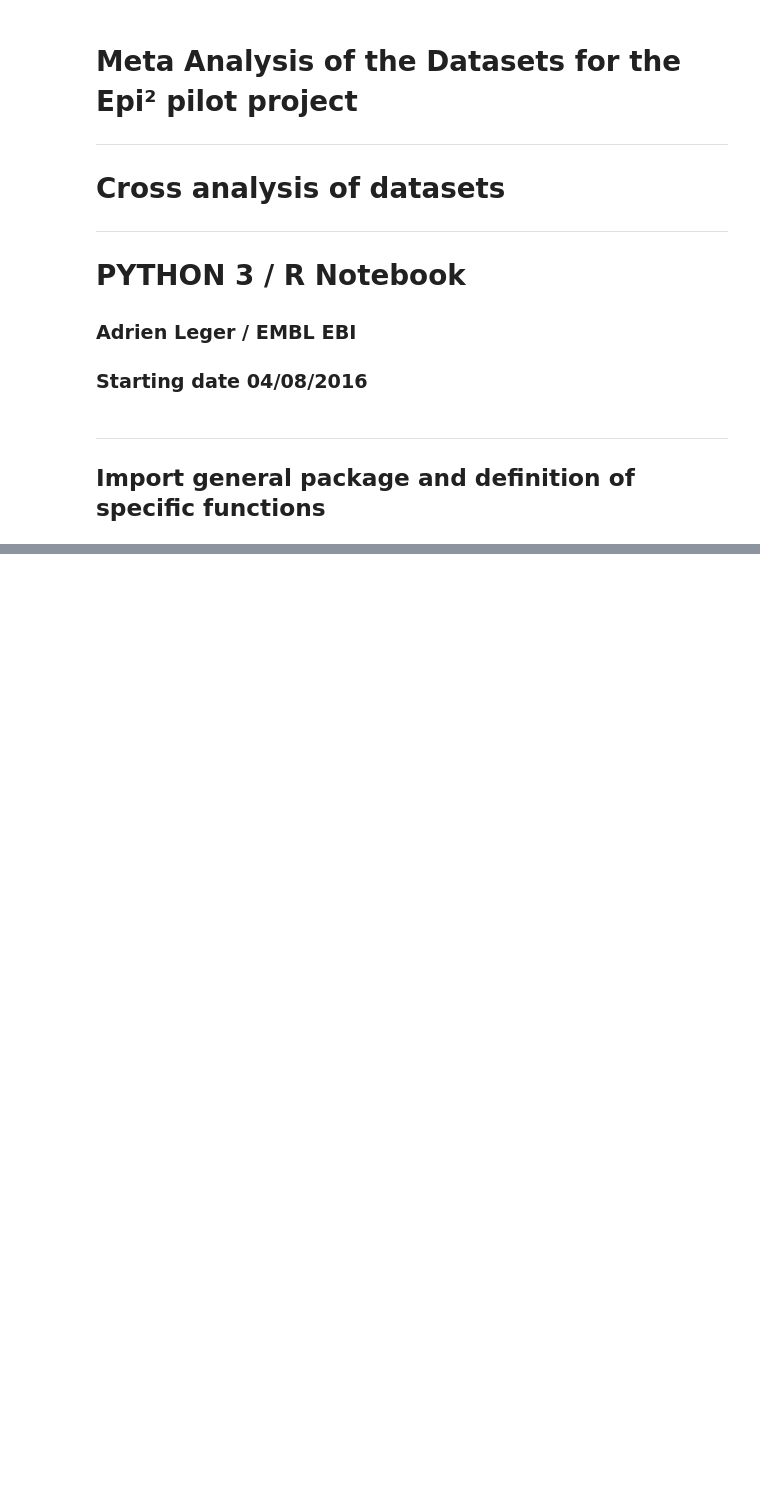
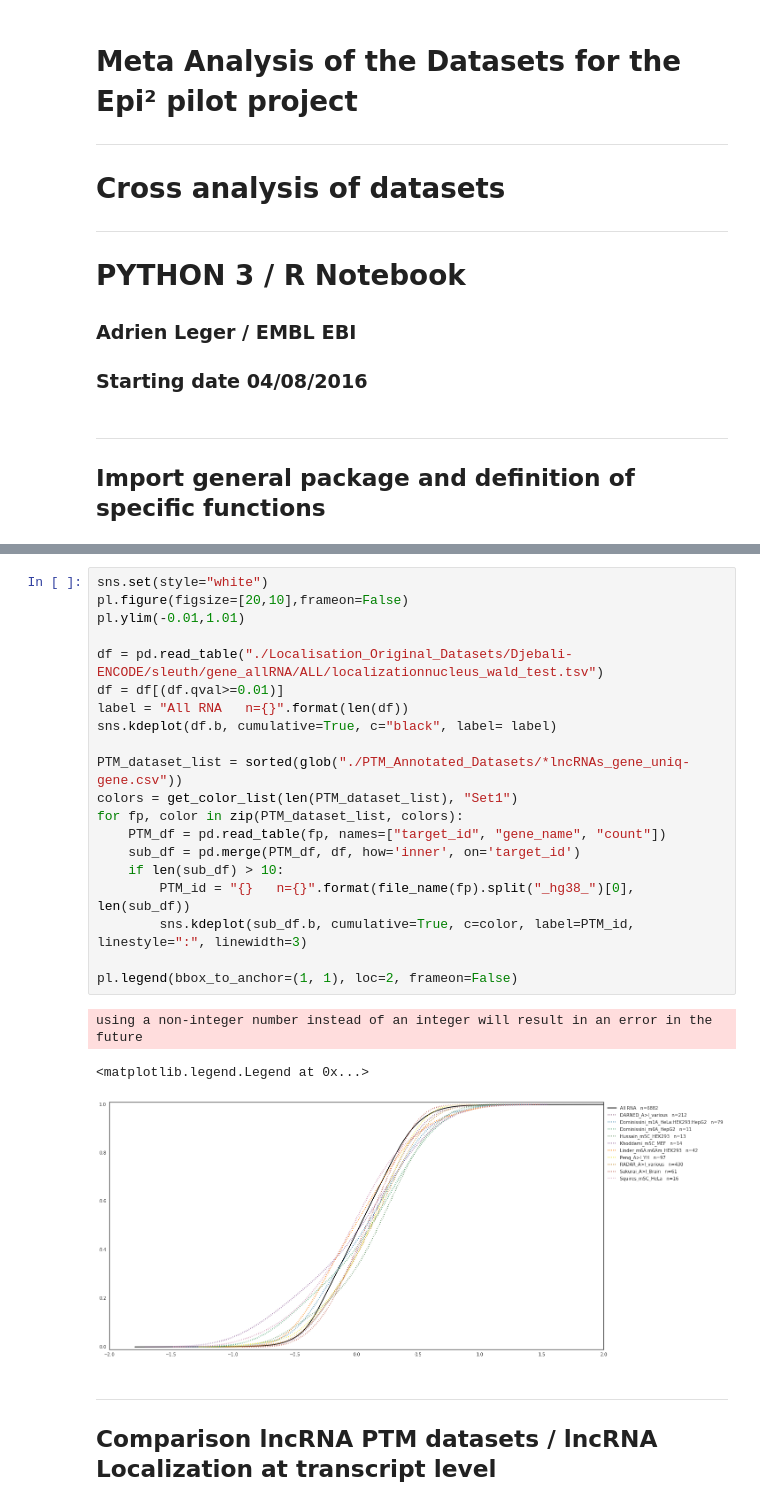
Before and after one commit to a-slide/iPython-Notebook, a Jupyter notebook: Notebooks/2016_08_04_Epi2_pilot_datasets_cross_analysis.ipynb, the cells around one changed output, grey strips where cells are left out. Cells and saved outputs as stored; diff of their text form; blank space fills up the shorter version.

```diff
--- a/Notebooks/2016_08_04_Epi2_pilot_datasets_cross_analysis.ipynb
+++ b/Notebooks/2016_08_04_Epi2_pilot_datasets_cross_analysis.ipynb
@@ -52,0 +110,27 @@ warnings.formatwarning=(lambda message, *args: "{}\n".format(message))
+# %%
+sns.set(style="white")
+pl.figure(figsize=[20,10],frameon=False)
+pl.ylim(-0.01,1.01)
+
+df = pd.read_table("./Localisation_Original_Datasets/Djebali-ENCODE/sleuth/gene_allRNA/ALL/localizationnucleus_wald_test.tsv")
+df = df[(df.qval>=0.01)]
+label = "All RNA   n={}".format(len(df))
+sns.kdeplot(df.b, cumulative=True, c="black", label= label)
+
+PTM_dataset_list = sorted(glob("./PTM_Annotated_Datasets/*lncRNAs_gene_uniq-gene.csv"))
+colors = get_color_list(len(PTM_dataset_list), "Set1")
+for fp, color in zip(PTM_dataset_list, colors):
+    PTM_df = pd.read_table(fp, names=["target_id", "gene_name", "count"])
+    sub_df = pd.merge(PTM_df, df, how='inner', on='target_id')
+    if len(sub_df) > 10:
+        PTM_id = "{}   n={}".format(file_name(fp).split("_hg38_")[0], len(sub_df))
+        sns.kdeplot(sub_df.b, cumulative=True, c=color, label=PTM_id, linestyle=":", linewidth=3)
+
+pl.legend(bbox_to_anchor=(1, 1), loc=2, frameon=False)
+# %% [output]
+using a non-integer number instead of an integer will result in an error in the future
+<matplotlib.legend.Legend at 0x...>
+[figure, added]
+# %% [markdown]
+---
+## Comparison lncRNA PTM datasets / lncRNA Localization at transcript level
```
Also changed, not shown: parts of 8 cells of this notebook, 1 other file.
